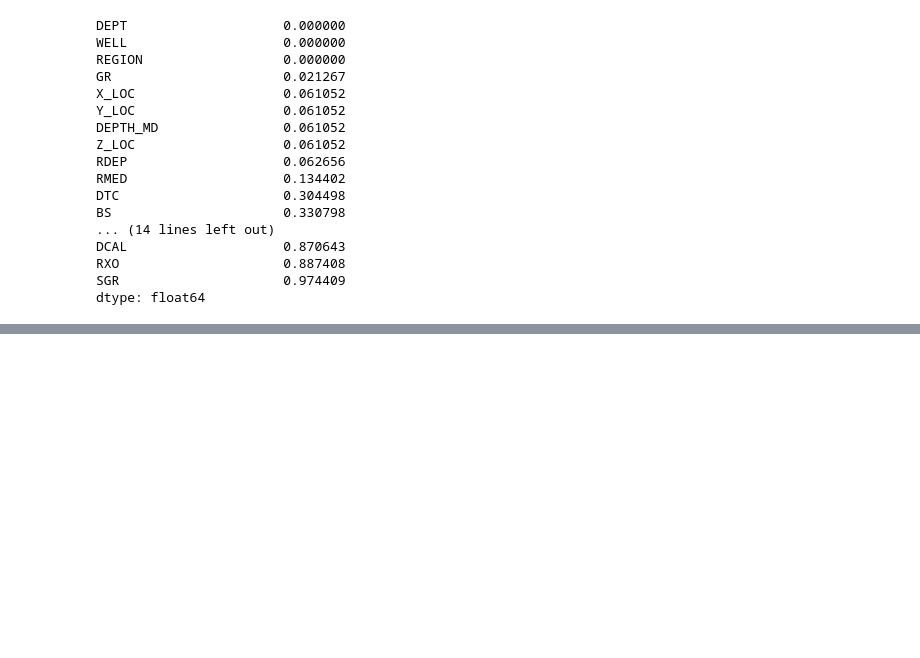
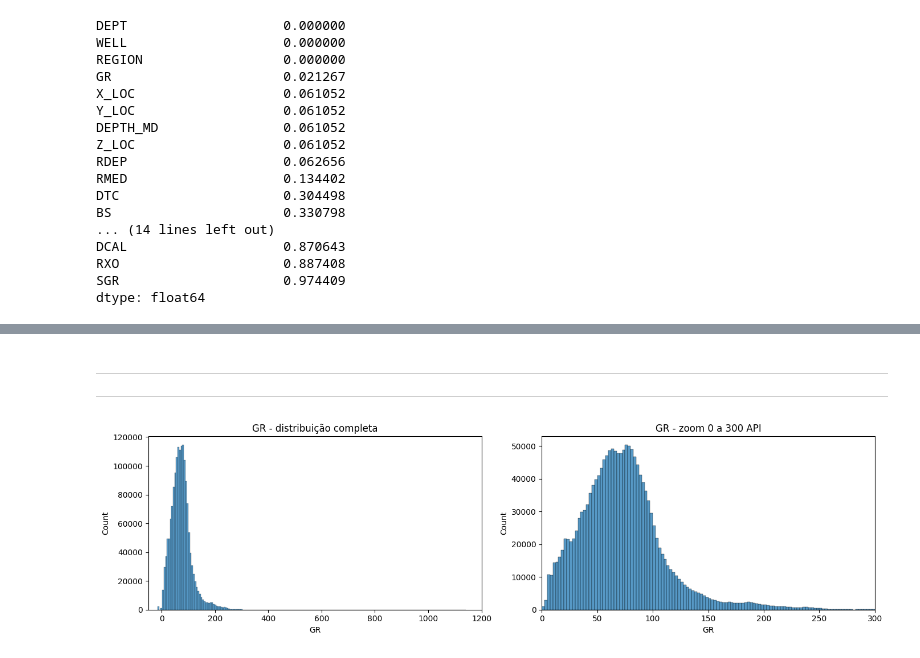
Before and after one commit to marcusvbrangel/wolf-petrophysics-analitics, a Jupyter notebook: 01-analitics/wolf-petrophysics-analitics.ipynb, the cells around one changed output, grey strips where cells are left out. Saved outputs shown, nothing was run; the diff lists cells and outputs as text; code cells hidden in the pictures; blank space fills up the shorter version.

Commit message:
feat: visualized physical ranges GR and RHOB

```diff
--- a/01-analitics/wolf-petrophysics-analitics.ipynb
+++ b/01-analitics/wolf-petrophysics-analitics.ipynb
@@ -170,0 +299,14 @@ dtype: float64
+# %%
+# Change everything
+INVALID_VALUES = [
+    -999.25,
+    -999.0,
+    -9999,
+    -99999
+]
+
+final_df.replace(
+    INVALID_VALUES,
+    np.nan,
+    inplace=True
+)
@@ -170,0 +334,3 @@ dtype: float64
+# %%
+# remove
+final_df.drop_duplicates(inplace=True)
@@ -170,0 +402,3 @@ dtype: float64
+# %% [markdown]
+---
+---
@@ -170,0 +408,17 @@ dtype: float64
+# %%
+# 1. Histograma do todo + zoom no intervalo normal
+# Isso mostra se o problema está só na cauda ou se há mais de uma população.
+fig, ax = plt.subplots(1, 2, figsize=(14, 4))
+
+sns.histplot(final_df["GR"].dropna(), bins=200, ax=ax[0])
+ax[0].set_title("GR - distribuição completa")
+ax[0].set_xlim(-50, 1200)
+
+sns.histplot(final_df.loc[final_df["GR"].between(0, 300), "GR"].dropna(), bins=120, ax=ax[1])
+ax[1].set_title("GR - zoom 0 a 300 API")
+ax[1].set_xlim(0, 300)
+
+plt.tight_layout()
+plt.show()
+# %% [output]
+[figure, added]
```
Also changed, not shown: parts of 32 cells of this notebook.
